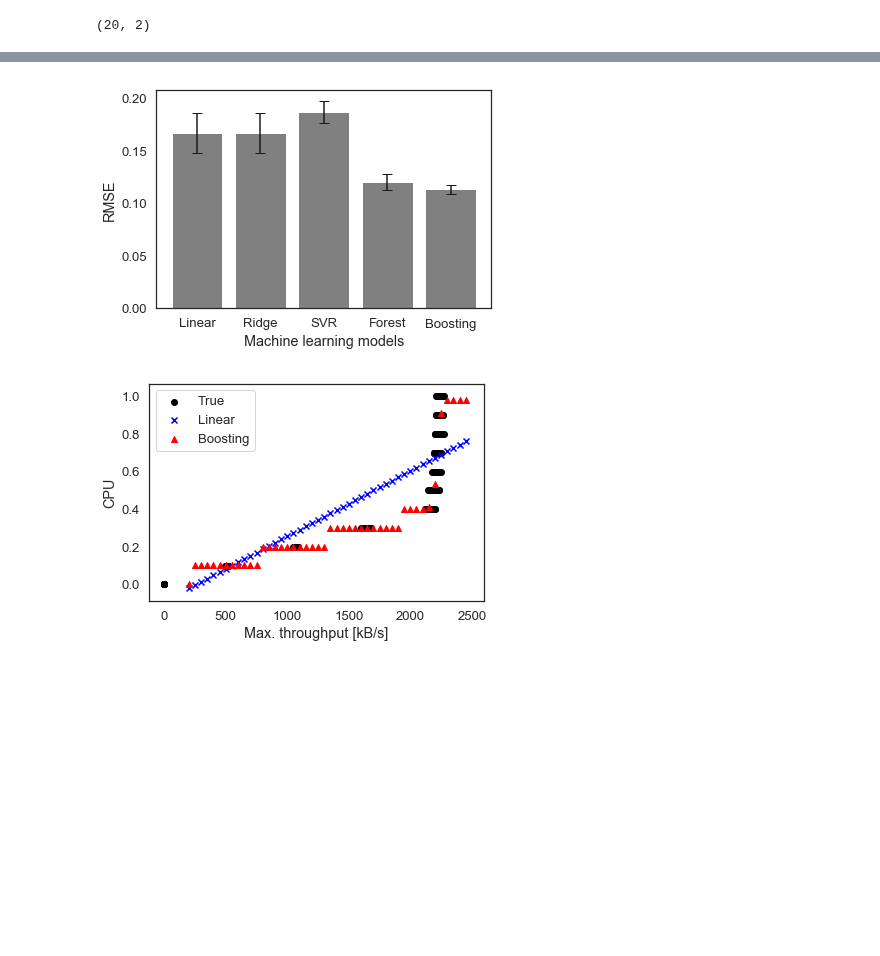
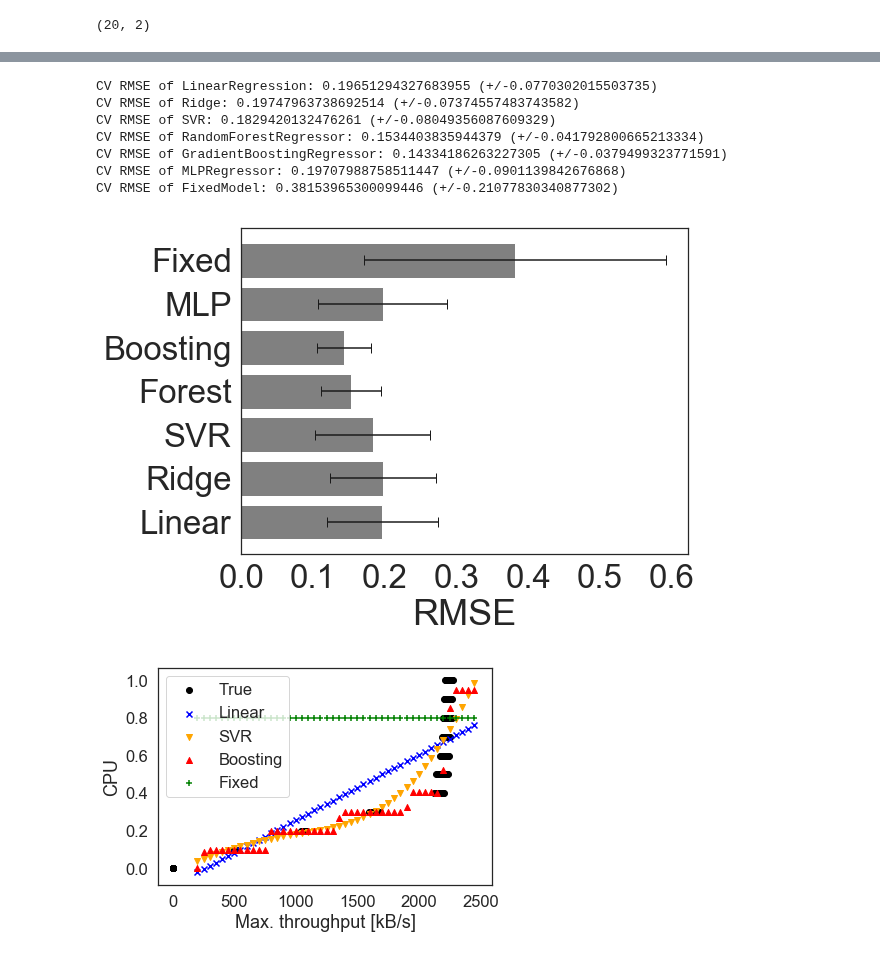
Before and after one commit to CN-UPB/ml-for-resource-allocation, a Jupyter notebook: vnf_web.ipynb, the cells around one changed output, grey strips where cells are left out. Cells and saved outputs as stored; diff of their text form; code cells hidden in the pictures; blank space fills up the shorter version.

Commit message:
finished training, tuning for real vnfs

```diff
--- a/vnf_web.ipynb
+++ b/vnf_web.ipynb
@@ -254,9 +193,2 @@ def barplot_rmse(scores, labels, data_name):
 
     fig.savefig(f'plots/{data_name}_rmse.pdf', bbox_inches='tight')
-# %%
-labels = ['Linear', 'Ridge', 'SVR', 'Forest', 'Boosting']
-scores = [rmse_lin, rmse_ridge, rmse_svr, rmse_forest, rmse_boost]
-
-barplot_rmse(scores, labels, vnf_name)
-# %% [output]
-[figure, removed]
@@ -263,27 +226,40 @@ barplot_rmse(scores, labels, vnf_name)
+# %%
+def prepare_data(data, vnf_name):
+    """Split return data"""
+    X = data[['Max. throughput [kB/s]']]
+    y = data['CPU']
+    X = X.fillna(X.median())
+
+    scaler = MinMaxScaler()
+    scaler.fit(X)
+    os.makedirs(f'ml_models/{vnf_name}', exist_ok=True)
+    joblib.dump(scaler, f'ml_models/{vnf_name}/scaler.joblib')
+
+    return X, y, scaler
 # %%
-def predict_plot_all(X, y, vnf_name):
+def predict_plot_all(models, scaler, X, y, vnf_name):
     """Given a list of models, fit all to the data, save model, and plot their predictions"""
-    models = [LinearRegression(), GradientBoostingRegressor()]
-    labels = ['Linear', 'Boosting']
-    markers = ['x', '^']
-    colors = ['blue', 'red']
+    sns.set(font_scale=1.5, style='white')
+
+    models = [models[0], models[2], models[3], models[6]]
+    labels = ['Linear', 'SVR', 'Boosting', 'Fixed']
+    markers = ['x', 'v', '^', '+']
+    colors = ['blue', 'orange', 'red', 'green']
 
     fig, ax = plt.subplots()
-    plt.scatter(X, y, label='True', marker='o', color='black')
+    plt.scatter(X, y, label='True', marker='o', color='black', s=50)
+    X = scaler.transform(X)
     for i, model in enumerate(models):
-        # train and save model
+        # train model
         name = type(model).__name__
         model.fit(X, y)
-        joblib.dump(model, f'ml_models/{vnf_name}/{name}.joblib')
+        os.makedirs(f'ml_models/{vnf_name}', exist_ok=True)
         # predict and plot data
         X_plot = pd.DataFrame({'Max. throughput [kB/s]': np.arange(200, 2500, 50)})
-        y_pred = model.predict(X_plot)
+        X_plot_scaled = scaler.transform(X_plot)
+        y_pred = model.predict(X_plot_scaled)
         plt.scatter(X_plot, y_pred, label=labels[i], marker=markers[i], color=colors[i])
     plt.xlabel('Max. throughput [kB/s]')
     plt.ylabel('CPU')
     plt.legend()
     fig.savefig(f'plots/{vnf_name}_model_comparison.pdf')
-# %%
-predict_plot_all(X, y, vnf_name)
-# %% [output]
-[figure, removed]
@@ -312,0 +266,16 @@ predict_plot_all(X, y, vnf_name)
+# %%
+vnf_name = 'nginx'
+X, y, scaler = prepare_data(nginx, vnf_name)
+
+models = train_eval_models(scaler.transform(X), y, vnf_name, tune_params=True)
+predict_plot_all(models, scaler, X, y, vnf_name)
+# %% [output]
+CV RMSE of LinearRegression: 0.19651294327683955 (+/-0.0770302015503735)
+CV RMSE of Ridge: 0.19747963738692514 (+/-0.07374557483743582)
+CV RMSE of SVR: 0.1829420132476261 (+/-0.08049356087609329)
+CV RMSE of RandomForestRegressor: 0.1534403835944379 (+/-0.041792800665213334)
+CV RMSE of GradientBoostingRegressor: 0.14334186263227305 (+/-0.0379499323771591)
+CV RMSE of MLPRegressor: 0.19707988758511447 (+/-0.0901139842676868)
+CV RMSE of FixedModel: 0.38153965300099446 (+/-0.21077830340877302)
+[figure, added]
+[figure, added]
```
Also changed, not shown: parts of 14 cells of this notebook, 46 other files.
